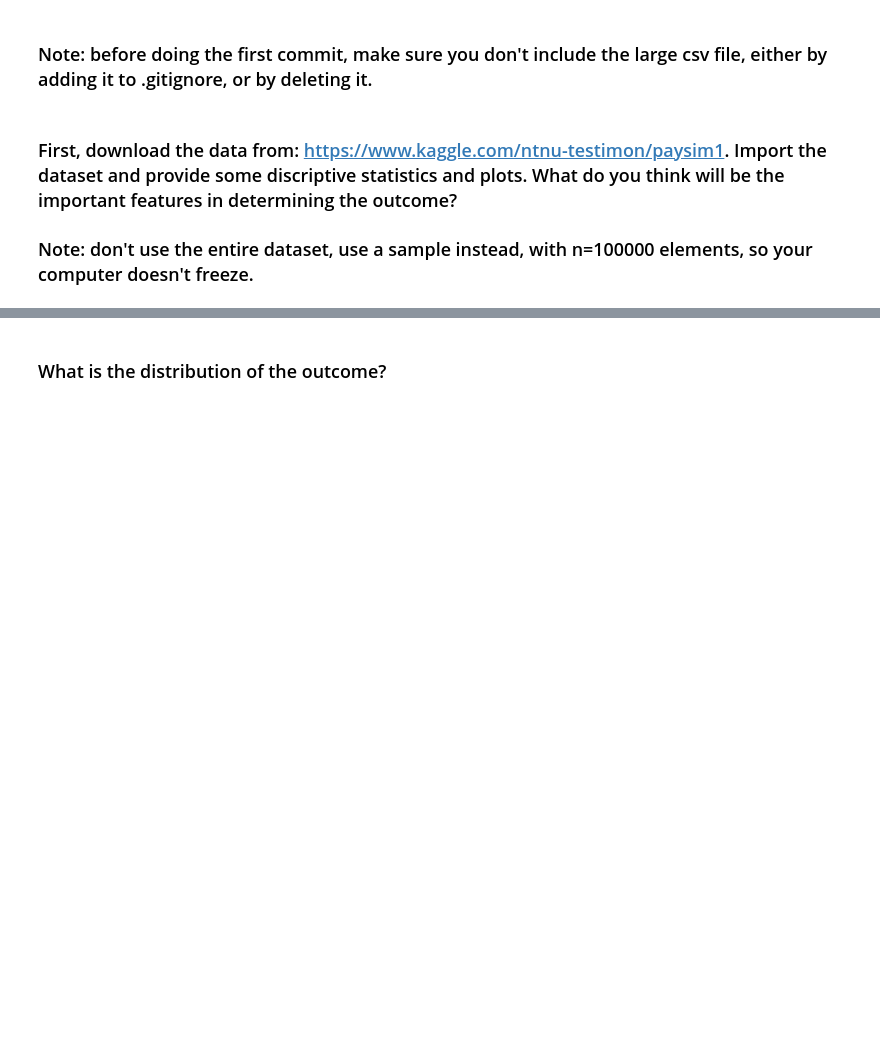
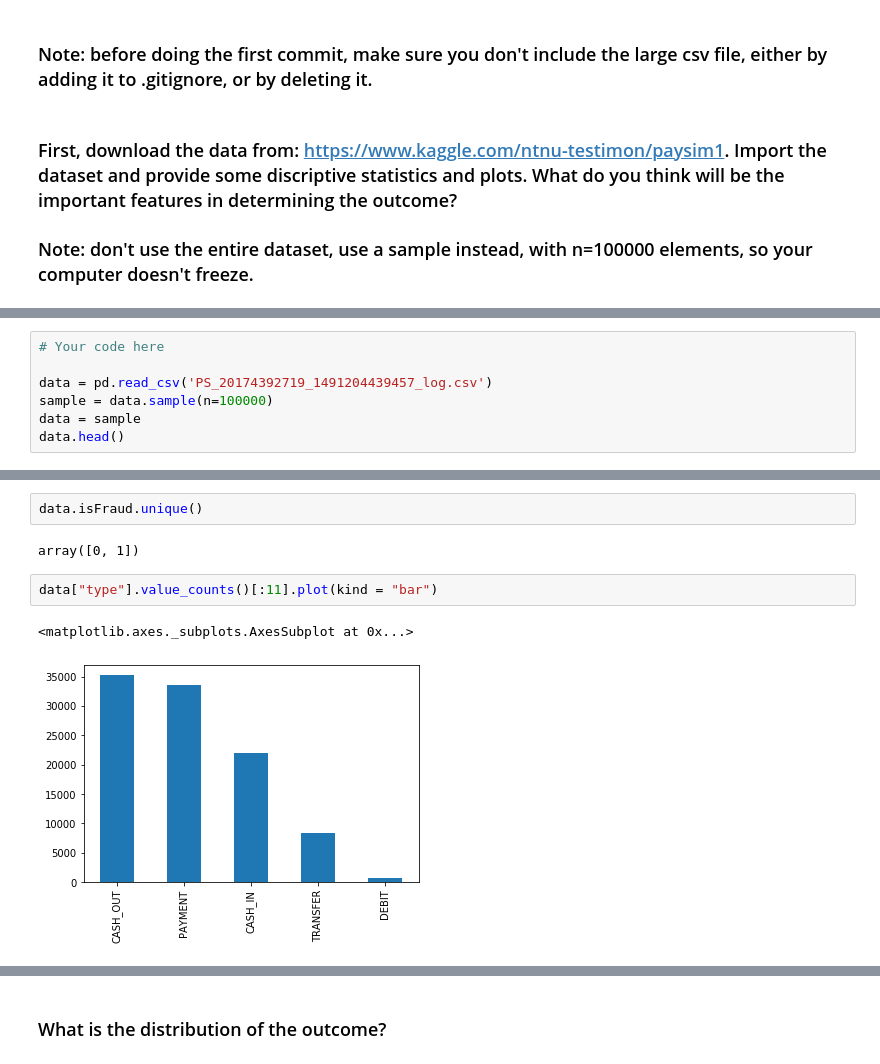
Before and after one commit to ta-data-lis/lab-imbalance, a Jupyter notebook: your-code/lab_imbalance.ipynb, the cells around one changed output, grey strips where cells are left out. Cells and saved outputs as stored; diff of their text form; blank space fills up the shorter version.

```diff
--- a/your-code/lab_imbalance.ipynb
+++ b/your-code/lab_imbalance.ipynb
@@ -13,0 +18,7 @@ Like we disussed in class, when we have noisy data, if we are not careful, we ca
+# %%
+# Your code here
+
+data = pd.read_csv('PS_20174392719_1491204439457_log.csv')
+sample = data.sample(n=100000)
+data = sample
+data.head()
@@ -13,0 +82,9 @@ Like we disussed in class, when we have noisy data, if we are not careful, we ca
+# %%
+data.isFraud.unique()
+# %% [output]
+array([0, 1])
+# %%
+data["type"].value_counts()[:11].plot(kind = "bar")
+# %% [output]
+<matplotlib.axes._subplots.AxesSubplot at 0x...>
+[figure, added]
```
Also changed, not shown: parts of 26 cells of this notebook.
